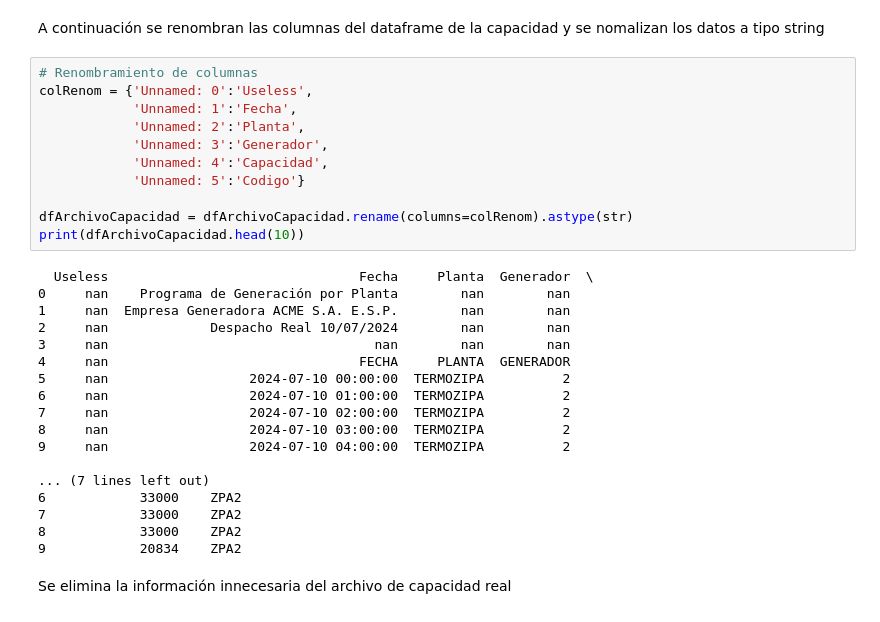
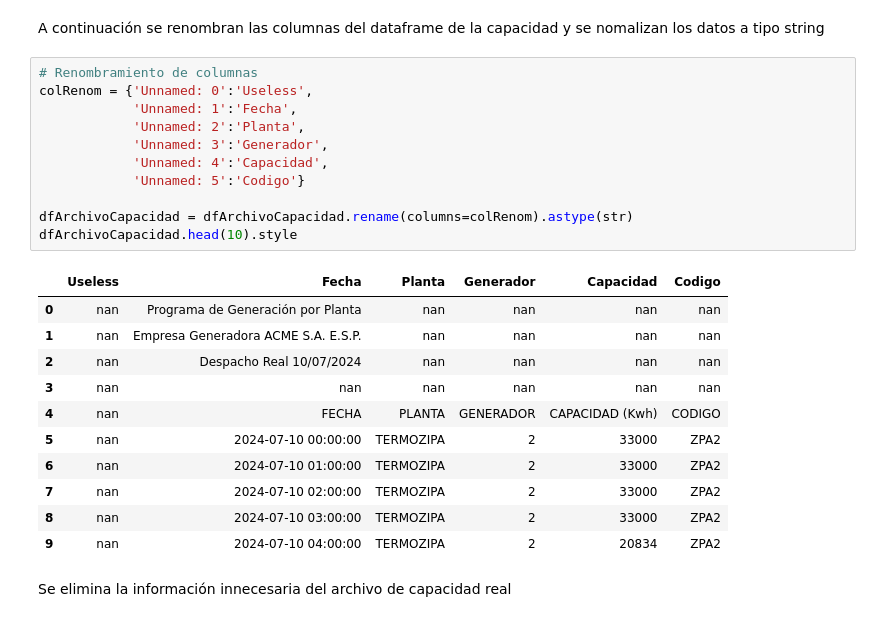
Before and after one commit to JuanCSanchezH/DemoBalanceEnergia, a Jupyter notebook: DemoBalancesEnergia.ipynb, the cells around one changed output. Saved outputs shown, nothing was run; the diff lists cells and outputs as text.

```diff
--- a/DemoBalancesEnergia.ipynb
+++ b/DemoBalancesEnergia.ipynb
@@ -155,32 +151,26 @@ A continuación se renombran las columnas del dataframe de la capacidad y se nom
 # %%
 # Renombramiento de columnas
 colRenom = {'Unnamed: 0':'Useless',
             'Unnamed: 1':'Fecha',
             'Unnamed: 2':'Planta',
             'Unnamed: 3':'Generador',
             'Unnamed: 4':'Capacidad',
             'Unnamed: 5':'Codigo'}
 
 dfArchivoCapacidad = dfArchivoCapacidad.rename(columns=colRenom).astype(str)
-print(dfArchivoCapacidad.head(10))
+dfArchivoCapacidad.head(10).style
 # %% [output]
-  Useless                                Fecha     Planta  Generador  \
-0     nan    Programa de Generación por Planta        nan        nan
-1     nan  Empresa Generadora ACME S.A. E.S.P.        nan        nan
-2     nan             Despacho Real 10/07/2024        nan        nan
-3     nan                                  nan        nan        nan
-4     nan                                FECHA     PLANTA  GENERADOR
-5     nan                  2024-07-10 00:00:00  TERMOZIPA          2
-6     nan                  2024-07-10 01:00:00  TERMOZIPA          2
-7     nan                  2024-07-10 02:00:00  TERMOZIPA          2
-8     nan                  2024-07-10 03:00:00  TERMOZIPA          2
-9     nan                  2024-07-10 04:00:00  TERMOZIPA          2
-
-... (7 lines left out)
-6            33000    ZPA2
-7            33000    ZPA2
-8            33000    ZPA2
-9            20834    ZPA2
+|  | Useless | Fecha | Planta | Generador | Capacidad | Codigo |
+| 0 | nan | Programa de Generación por Planta | nan | nan | nan | nan |
+| 1 | nan | Empresa Generadora ACME S.A. E.S.P. | nan | nan | nan | nan |
+| 2 | nan | Despacho Real 10/07/2024 | nan | nan | nan | nan |
+| 3 | nan | nan | nan | nan | nan | nan |
+| 4 | nan | FECHA | PLANTA | GENERADOR | CAPACIDAD (Kwh) | CODIGO |
+| 5 | nan | 2024-07-10 00:00:00 | TERMOZIPA | 2 | 33000 | ZPA2 |
+| 6 | nan | 2024-07-10 01:00:00 | TERMOZIPA | 2 | 33000 | ZPA2 |
+| 7 | nan | 2024-07-10 02:00:00 | TERMOZIPA | 2 | 33000 | ZPA2 |
+| 8 | nan | 2024-07-10 03:00:00 | TERMOZIPA | 2 | 33000 | ZPA2 |
+| 9 | nan | 2024-07-10 04:00:00 | TERMOZIPA | 2 | 20834 | ZPA2 |
 # %% [markdown]
 Se elimina la información innecesaria del archivo de capacidad real
 # %%
```
Also changed, not shown: parts of 11 cells of this notebook.
